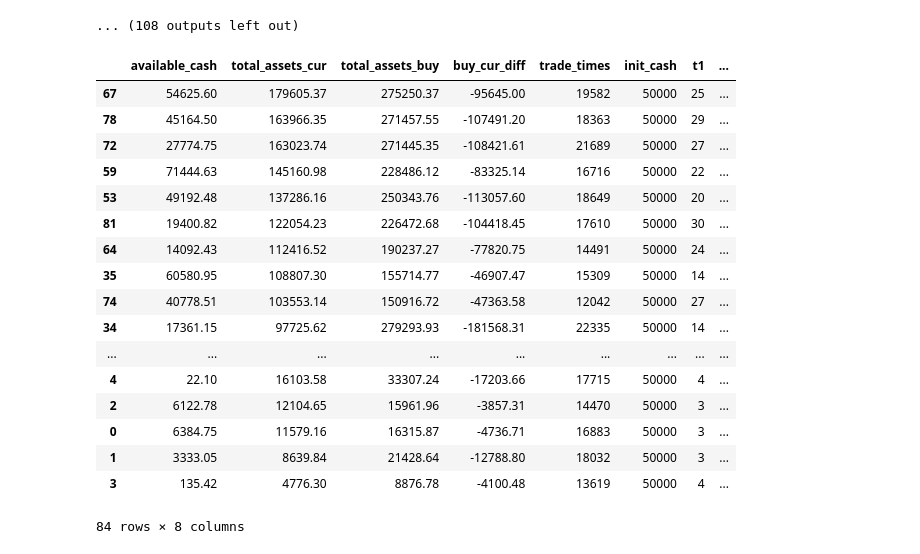
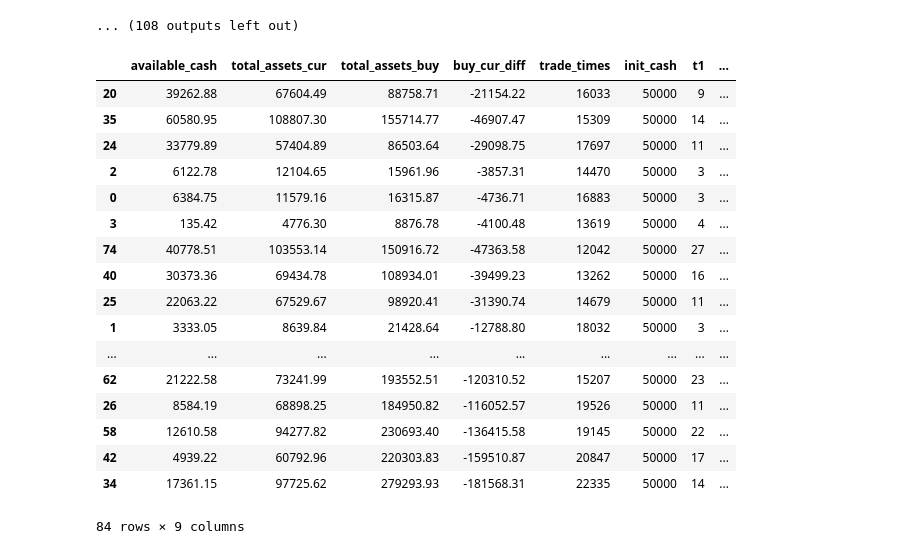
Before and after one commit to GuQiangJS/finance-tools-py, a Jupyter notebook: jupyters/指标测试-测试结果-DEMA双线交叉.ipynb, the cells around one changed output. Drawn from its saved outputs; the diff is of its cells as text; code cells hidden in the pictures.

```diff
--- a/jupyters/指标测试-测试结果-DEMA双线交叉.ipynb
+++ b/jupyters/指标测试-测试结果-DEMA双线交叉.ipynb
@@ -271,23 +271,25 @@ code
 0        13619      50000   4  12
 ... (108 outputs left out)
 # %%
-pd.read_csv(r'C:\Users\guqiang\Desktop\DEMA双线交叉.csv').sort_values("total_assets_cur",ascending=False)
+df=pd.read_csv(r'DEMA双线交叉.csv')
+df['v']=df['available_cash']+df['buy_cur_diff']
+df.sort_values("v",ascending=False)
 # %% [output]
 |  | available_cash | total_assets_cur | total_assets_buy | buy_cur_diff | trade_times | init_cash | t1 | ... |
-| 67 | 54625.60 | 179605.37 | 275250.37 | -95645.00 | 19582 | 50000 | 25 | ... |
-| 78 | 45164.50 | 163966.35 | 271457.55 | -107491.20 | 18363 | 50000 | 29 | ... |
-| 72 | 27774.75 | 163023.74 | 271445.35 | -108421.61 | 21689 | 50000 | 27 | ... |
-| 59 | 71444.63 | 145160.98 | 228486.12 | -83325.14 | 16716 | 50000 | 22 | ... |
-| 53 | 49192.48 | 137286.16 | 250343.76 | -113057.60 | 18649 | 50000 | 20 | ... |
-| 81 | 19400.82 | 122054.23 | 226472.68 | -104418.45 | 17610 | 50000 | 30 | ... |
-| 64 | 14092.43 | 112416.52 | 190237.27 | -77820.75 | 14491 | 50000 | 24 | ... |
+| 20 | 39262.88 | 67604.49 | 88758.71 | -21154.22 | 16033 | 50000 | 9 | ... |
 | 35 | 60580.95 | 108807.30 | 155714.77 | -46907.47 | 15309 | 50000 | 14 | ... |
-| 74 | 40778.51 | 103553.14 | 150916.72 | -47363.58 | 12042 | 50000 | 27 | ... |
-| 34 | 17361.15 | 97725.62 | 279293.93 | -181568.31 | 22335 | 50000 | 14 | ... |
-| ... | ... | ... | ... | ... | ... | ... | ... | ... |
-| 4 | 22.10 | 16103.58 | 33307.24 | -17203.66 | 17715 | 50000 | 4 | ... |
+| 24 | 33779.89 | 57404.89 | 86503.64 | -29098.75 | 17697 | 50000 | 11 | ... |
 | 2 | 6122.78 | 12104.65 | 15961.96 | -3857.31 | 14470 | 50000 | 3 | ... |
 | 0 | 6384.75 | 11579.16 | 16315.87 | -4736.71 | 16883 | 50000 | 3 | ... |
+| 3 | 135.42 | 4776.30 | 8876.78 | -4100.48 | 13619 | 50000 | 4 | ... |
+| 74 | 40778.51 | 103553.14 | 150916.72 | -47363.58 | 12042 | 50000 | 27 | ... |
+| 40 | 30373.36 | 69434.78 | 108934.01 | -39499.23 | 13262 | 50000 | 16 | ... |
+| 25 | 22063.22 | 67529.67 | 98920.41 | -31390.74 | 14679 | 50000 | 11 | ... |
 | 1 | 3333.05 | 8639.84 | 21428.64 | -12788.80 | 18032 | 50000 | 3 | ... |
-| 3 | 135.42 | 4776.30 | 8876.78 | -4100.48 | 13619 | 50000 | 4 | ... |
+| ... | ... | ... | ... | ... | ... | ... | ... | ... |
+| 62 | 21222.58 | 73241.99 | 193552.51 | -120310.52 | 15207 | 50000 | 23 | ... |
+| 26 | 8584.19 | 68898.25 | 184950.82 | -116052.57 | 19526 | 50000 | 11 | ... |
+| 58 | 12610.58 | 94277.82 | 230693.40 | -136415.58 | 19145 | 50000 | 22 | ... |
+| 42 | 4939.22 | 60792.96 | 220303.83 | -159510.87 | 20847 | 50000 | 17 | ... |
+| 34 | 17361.15 | 97725.62 | 279293.93 | -181568.31 | 22335 | 50000 | 14 | ... |
-84 rows × 8 columns
+84 rows × 9 columns
```
